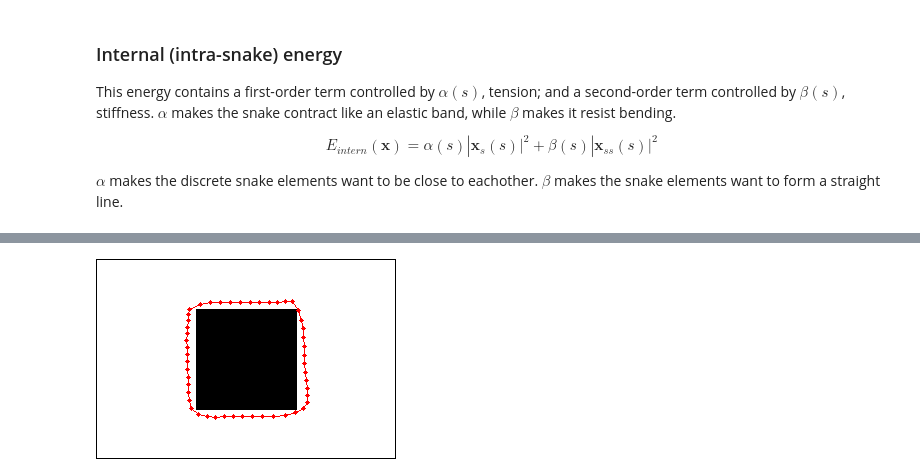
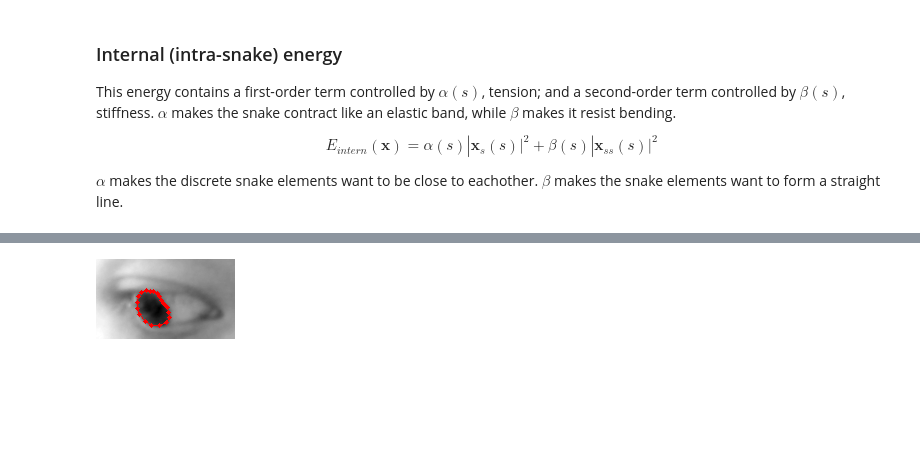
Before and after one commit to errollw/CLM-gaze-tracker-OLD, a Jupyter notebook: snakes.ipynb, the cells around one changed output, grey strips where cells are left out. Saved outputs shown, nothing was run; the diff lists cells and outputs as text; code cells hidden in the pictures; blank space fills up the shorter version.

```diff
--- a/snakes.ipynb
+++ b/snakes.ipynb
@@ -47,6 +48,9 @@ cv2.circle(img,(img.shape[1]/2,img.shape[0]/2),50,0,-1)       # draw a shape in
 cv2.rectangle(img, (img.shape[1]/2-50,img.shape[0]/2-50),
               (img.shape[1]/2+50,img.shape[0]/2+50), 0, -1)
 
+img = cv2.imread("eye_0_roi.png", 0)
+cv2.normalize(img, img, 0, 255, cv2.NORM_MINMAX)
+
 cv2.imwrite("snakes_input_img.png", img)
 display(Image("snakes_input_img.png"))
 # %% [output]
@@ -104,28 +155,17 @@ display(Image("snakes_img_gradients.png"))
 # %%
 ds = 1.0
 ds2 = ds*ds
-dt = 0.5
+dt = 0.1
 
-# internal step
+# used in internal step
 a, b = alpha*dt/float(ds2), beta*dt/float(ds2)
 p, q, r = b, -a-4*b, 1+2*a+6*b
 
+# create matrix M for calculating derivatives
 M = np.zeros((N,N))
 n = M.shape[0]
-
 set_diagonal(M,0,r)
 for d in [1,-1, n-1, 1-n]: set_diagonal(M, d, q)
 for d in [2,-2, n-2, 2-n]: set_diagonal(M, d, p)
 
-M_inv = np.linalg.inv(M);
-
-# print np.linalg.inv(M)
-
-xs = np.ravel((np.linalg.inv(M) * np.matrix(xs).T))
-ys = np.ravel((np.linalg.inv(M) * np.matrix(ys).T))
-
-# show new snake
-debug_img = cv2.cvtColor(np.float32(img),cv2.COLOR_GRAY2BGR)
-polyline(debug_img,zip(xs,ys),circles=True,closed=True)
-cv2.imwrite("snakes_input_img.png", debug_img)
-display(Image("snakes_input_img.png"))
+M_inv = np.linalg.inv(M)
@@ -134,17 +172,19 @@ display(Image("snakes_input_img.png"))
 # %%
-# external step
-for j in range(len(xs)):
-    xs[j] += dt * img_dx[ys[j],xs[j]] * 100
-    ys[j] += dt * img_dy[ys[j],xs[j]] * 100
+for i in range(20):
 
-# internal step
-xs = np.ravel(M_inv * np.matrix(xs).T)
-ys = np.ravel(M_inv * np.matrix(ys).T)
+    # external step
+    for j in range(len(xs)):
+        xs[j] += dt * fx(xs[j],ys[j])
+        ys[j] += dt * fy(xs[j],ys[j])
+
+    # internal step
+    xs = np.ravel(M_inv * np.matrix(xs).T)
+    ys = np.ravel(M_inv * np.matrix(ys).T)
 
 # show new snake
 debug_img = cv2.cvtColor(np.float32(img),cv2.COLOR_GRAY2BGR)
 polyline(debug_img,zip(xs,ys),circles=True,closed=True)
-cv2.imwrite("snakes_input_img.png", debug_img)
-display(Image("snakes_input_img.png"))
+cv2.imwrite("snakes_step.png", debug_img)
+display(Image("snakes_step.png"))
 # %% [output]
-[figure, old version]
+[figure, new version]
```
Also changed, not shown: parts of 13 cells of this notebook, 12 other files.
